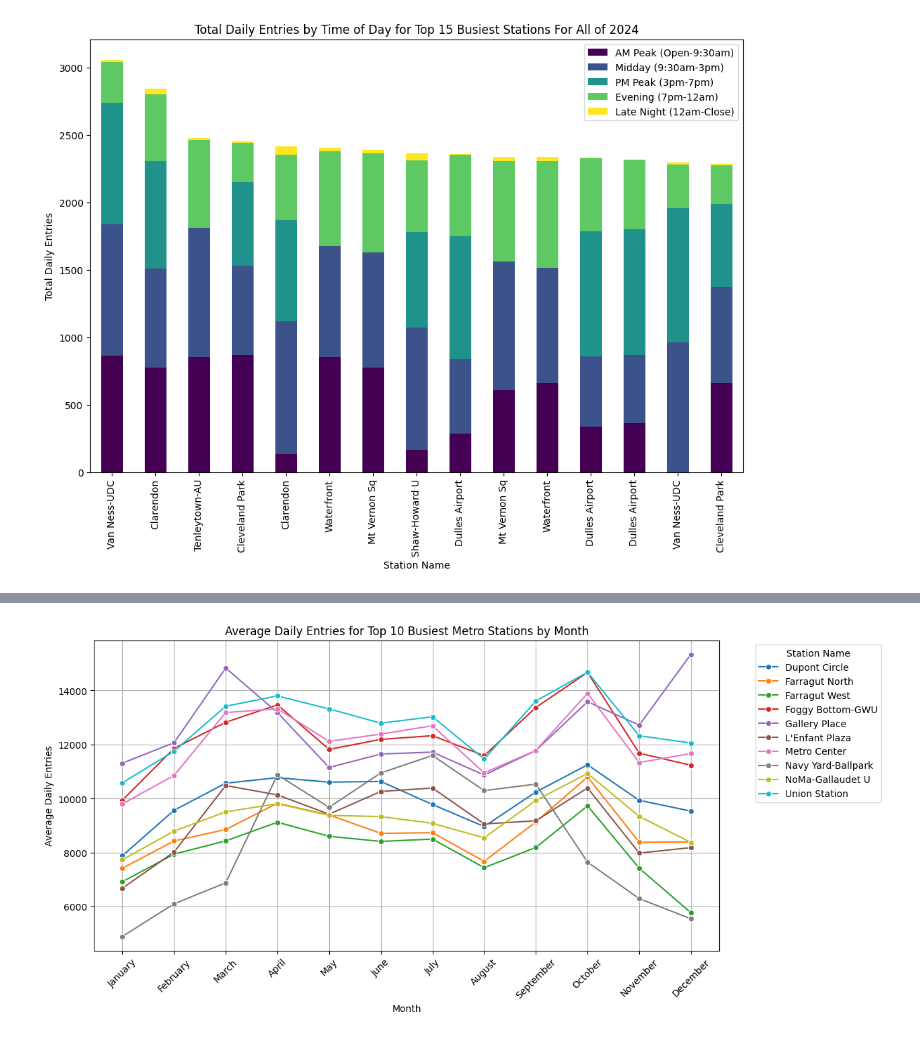
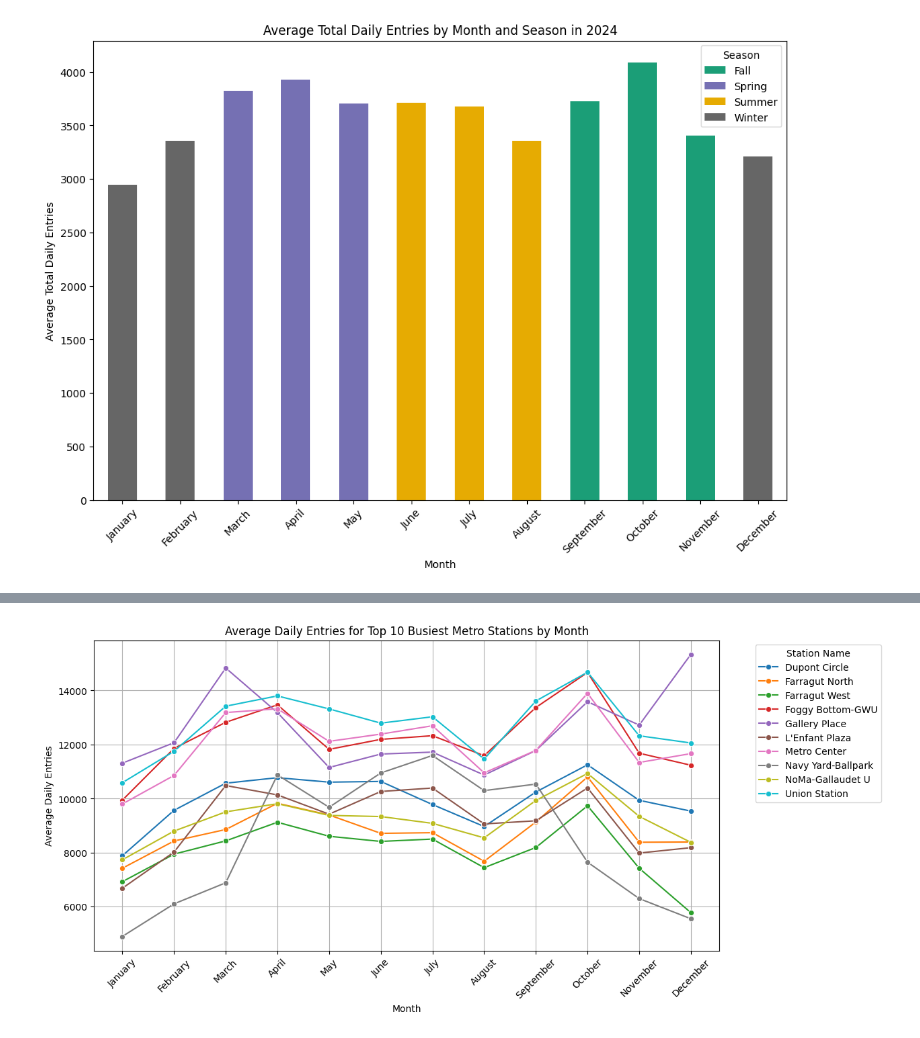
Before and after one commit to maya-mp/WMATA_Analysis, a Jupyter notebook: Info_Challenge/Initial_Viz/First_Visualizations.ipynb, the cells around one changed output, grey strips where cells are left out. Cells and saved outputs as stored; diff of their text form; code cells hidden in the pictures.

```diff
--- a/Info_Challenge/Initial_Viz/First_Visualizations.ipynb
+++ b/Info_Challenge/Initial_Viz/First_Visualizations.ipynb
@@ -263,23 +108,21 @@ Passing `palette` without assigning `hue` is deprecated and will be removed in v
-# %%
-time_periods = ['Station Name', 'AM Peak (Open-9:30am)', 'Midday (9:30am-3pm)',
-            'PM Peak (3pm-7pm)', 'Evening (7pm-12am)', 'Late Night (12am-Close)']
-
-df_stacked = av_boardings_for_year[time_periods].set_index('Station Name')
-df_stacked = df_stacked.apply(pd.to_numeric, errors='coerce') #had type errors
-df_stacked['Total Daily Entries'] = df_stacked.sum(axis=1)
-
-df_top_15 = df_stacked.sort_values(by='Total Daily Entries', ascending=False).head(15)
-df_top_15 = df_top_15.drop(columns=['Total Daily Entries'])
-
-df_top_15.plot(kind='bar', stacked=True, figsize=(12, 8), colormap='viridis')
-
-#tile and labels
-plt.title('Total Daily Entries by Time of Day for Top 15 Busiest Stations For All of 2024')
-plt.ylabel('Total Daily Entries')
-plt.xlabel('Station Name')
-plt.xticks(rotation=90)
-
-plt.show()
-# %% [output]
-[figure, removed]
+# %%
+#HISTOGRAM OF AVERAGE TOTAL DAILY ENTRIES BY MONTH AND SEASON
+
+month_order = ["January", "February", "March", "April", "May", "June",
+               "July", "August", "September", "October", "November", "December"]
+
+merged_df['MONTH'] = pd.Categorical(merged_df['MONTH'], categories=month_order, ordered=True)
+
+# group by season and month then calc avg daily entries
+monthly_seasonal_entries = merged_df.groupby(['MONTH', 'SEASON'])['Total Daily Entries'].mean().unstack()
+
+monthly_seasonal_entries.plot(kind='bar', stacked=True, figsize=(12, 8), colormap='Dark2')
+plt.title('Average Total Daily Entries by Month and Season in 2024')
+plt.ylabel('Average Total Daily Entries')
+plt.xlabel('Month')
+plt.xticks(rotation=45)
+plt.legend(title='Season')
+plt.show()
+# %% [output]
+[figure, added]
 # %%
```
Also changed, not shown: parts of 14 cells of this notebook, 2 other files.
